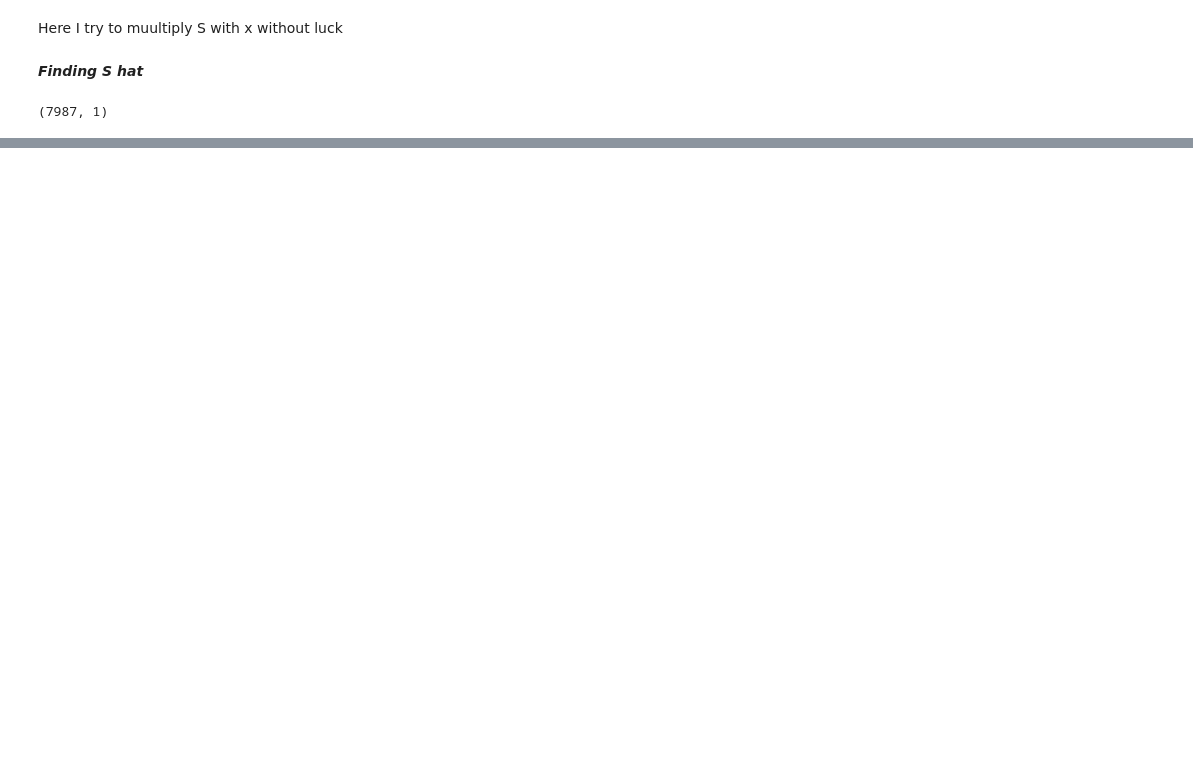
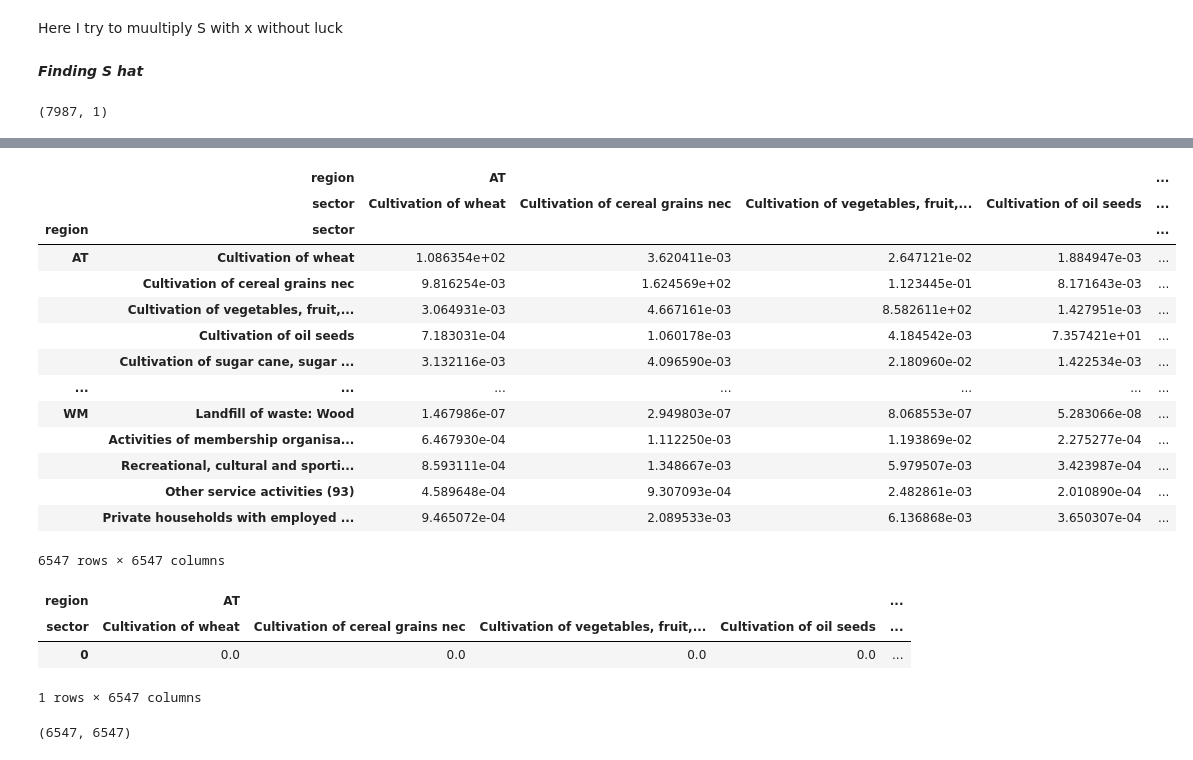
Before and after one commit to MathiasAlten/Input-Output, a Jupyter notebook: code/X_star.ipynb, the cells around one changed output, grey strips where cells are left out. Saved outputs shown, nothing was run; the diff lists cells and outputs as text; code cells hidden in the pictures; blank space fills up the shorter version.

```diff
--- a/code/X_star.ipynb
+++ b/code/X_star.ipynb
@@ -306,0 +375,64 @@ print(f"Determinant: {det}")
+# %%
+# Identify columns that are entirely zero
+non_zero_columns = (X_df != 0).any(axis=0)
+
+# Filter the matrix to keep only non-zero columns and their corresponding rows
+X_df = X_df.loc[non_zero_columns, non_zero_columns]
+
+# Identify rows and columns that are not entirely zero
+non_zero_rows = (X_df != 0).any(axis=1)
+
+# Filter the matrix to keep only non-zero columns and their corresponding rows
+X_df = X_df.loc[non_zero_rows, non_zero_rows]
+
+# Display the filtered matrix
+display(X_df)
+
+
+# Select columns in F that are also in X_df
+F_filtered = F_sanctioned[X_df.columns]
+
+# Display the filtered matrix
+display(F_filtered)
+
+# Identify rows and columns that are not entirely zero
+#non_zero_rows = (X_df != 0).any(axis=1)
+#on_zero_columns = (X_df != 0).any(axis=0)
+
+# Filter the matrix to keep only non-zero rows and columns
+#X_filtered = X_df.loc[non_zero_rows, non_zero_columns]
+
+# Display the filtered matrix
+#display(X_filtered)
+
+
+#F_filtered = F_sanctioned.loc[:, non_zero_columns]
+# Display the filtered matrix
+#display(F_filtered)
+# %% [output]
+|  | region | AT |  |  |  | ... |
+|  | sector | Cultivation of wheat | Cultivation of cereal grains nec | Cultivation of vegetables, fruit,... | Cultivation of oil seeds | ... |
+| region | sector |  |  |  |  | ... |
+| AT | Cultivation of wheat | 1.086354e+02 | 3.620411e-03 | 2.647121e-02 | 1.884947e-03 | ... |
+|  | Cultivation of cereal grains nec | 9.816254e-03 | 1.624569e+02 | 1.123445e-01 | 8.171643e-03 | ... |
+|  | Cultivation of vegetables, fruit,... | 3.064931e-03 | 4.667161e-03 | 8.582611e+02 | 1.427951e-03 | ... |
+|  | Cultivation of oil seeds | 7.183031e-04 | 1.060178e-03 | 4.184542e-03 | 7.357421e+01 | ... |
+|  | Cultivation of sugar cane, sugar ... | 3.132116e-03 | 4.096590e-03 | 2.180960e-02 | 1.422534e-03 | ... |
+| ... | ... | ... | ... | ... | ... | ... |
+| WM | Landfill of waste: Wood | 1.467986e-07 | 2.949803e-07 | 8.068553e-07 | 5.283066e-08 | ... |
+|  | Activities of membership organisa... | 6.467930e-04 | 1.112250e-03 | 1.193869e-02 | 2.275277e-04 | ... |
+|  | Recreational, cultural and sporti... | 8.593111e-04 | 1.348667e-03 | 5.979507e-03 | 3.423987e-04 | ... |
+|  | Other service activities (93) | 4.589648e-04 | 9.307093e-04 | 2.482861e-03 | 2.010890e-04 | ... |
+|  | Private households with employed ... | 9.465072e-04 | 2.089533e-03 | 6.136868e-03 | 3.650307e-04 | ... |
+6547 rows × 6547 columns
+| region | AT |  |  |  | ... |
+| sector | Cultivation of wheat | Cultivation of cereal grains nec | Cultivation of vegetables, fruit,... | Cultivation of oil seeds | ... |
+| 0 | 0.0 | 0.0 | 0.0 | 0.0 | ... |
+1 rows × 6547 columns
+# %%
+#det = np.linalg.det(X_filtered)
+#print(f"Determinant: {det}")
+
+X_filtered.shape
+# %% [output]
+(6547, 6547)
```
Also changed, not shown: parts of 12 cells of this notebook, 1 other file.
